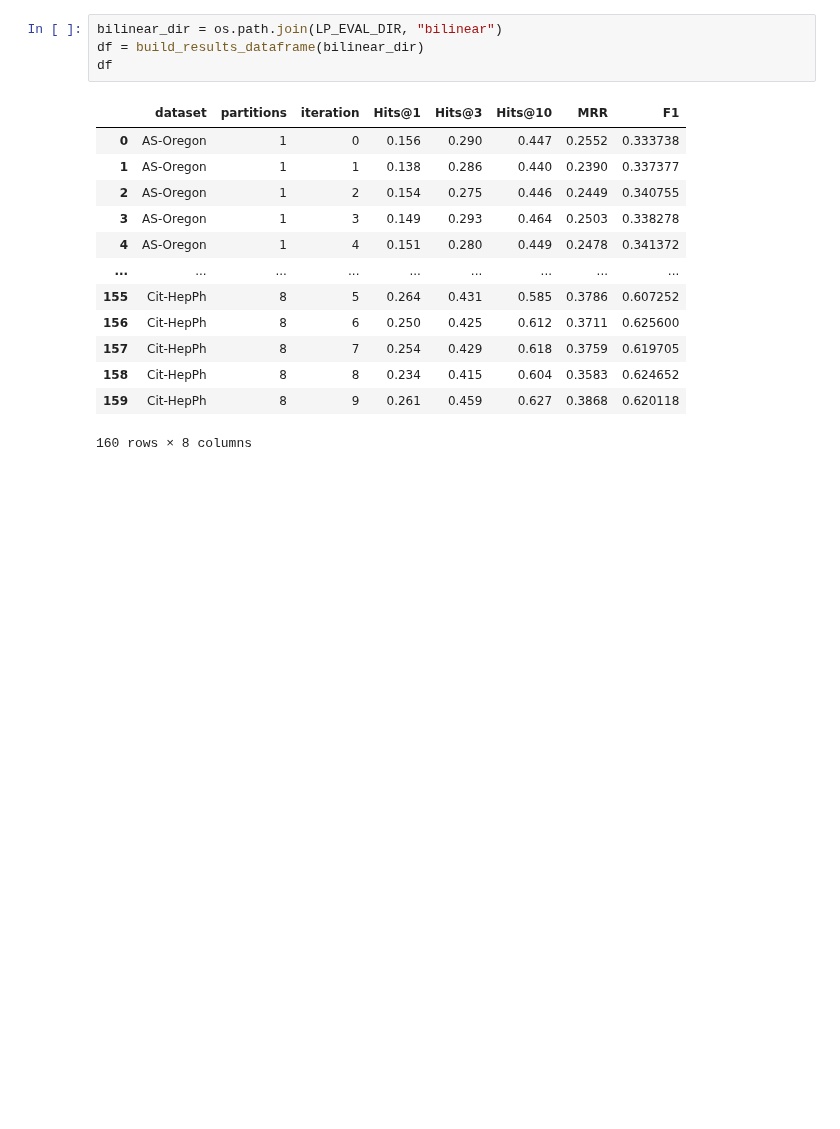
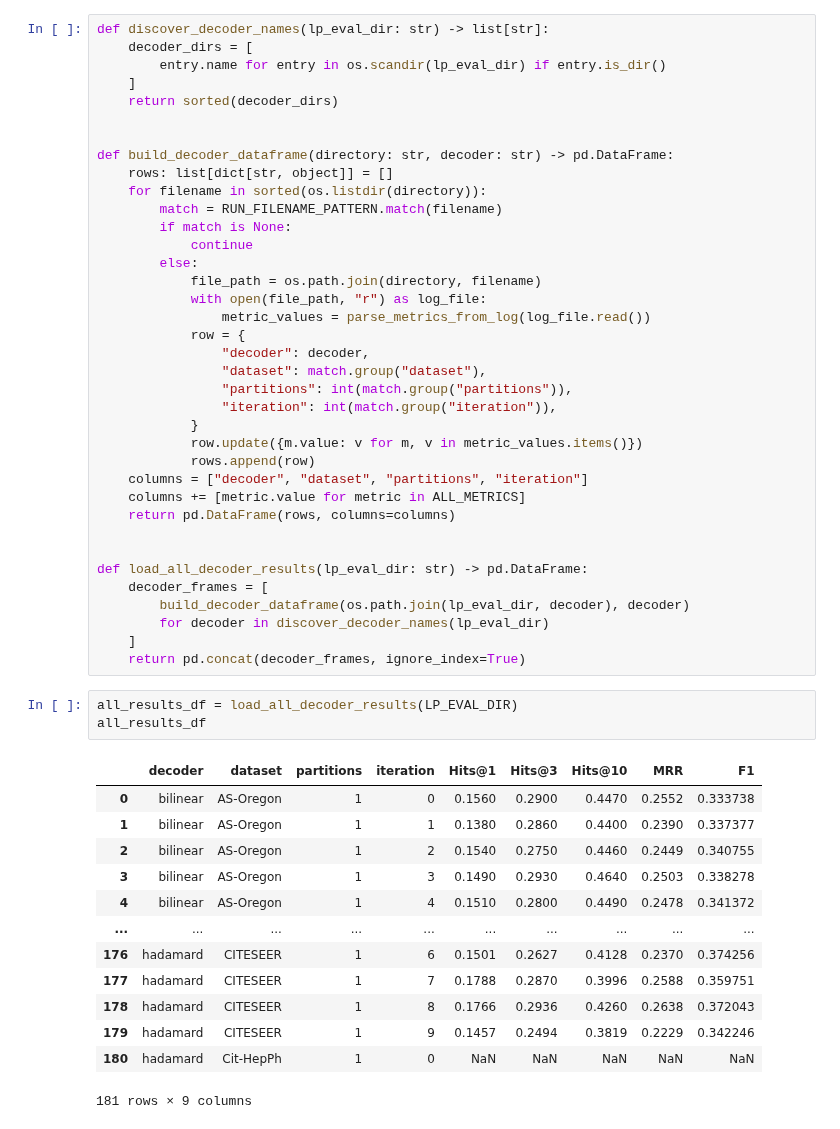
Before and after one commit to fantastic001/VertexVoyage, a Jupyter notebook: notebooks/lp_eval_analysis.ipynb, the cells around one changed output. Saved outputs shown, nothing was run; the diff lists cells and outputs as text; blank space fills up the shorter version.

Commit message:
Update LP eval notebook to support multiple decoders

```diff
--- a/notebooks/lp_eval_analysis.ipynb
+++ b/notebooks/lp_eval_analysis.ipynb
@@ -56,19 +73,55 @@ def build_results_dataframe(directory):
-# %%
-bilinear_dir = os.path.join(LP_EVAL_DIR, "bilinear")
-df = build_results_dataframe(bilinear_dir)
-df
-# %% [output]
-|  | dataset | partitions | iteration | Hits@1 | Hits@3 | Hits@10 | MRR | F1 |
-| 0 | AS-Oregon | 1 | 0 | 0.156 | 0.290 | 0.447 | 0.2552 | 0.333738 |
-| 1 | AS-Oregon | 1 | 1 | 0.138 | 0.286 | 0.440 | 0.2390 | 0.337377 |
-| 2 | AS-Oregon | 1 | 2 | 0.154 | 0.275 | 0.446 | 0.2449 | 0.340755 |
-| 3 | AS-Oregon | 1 | 3 | 0.149 | 0.293 | 0.464 | 0.2503 | 0.338278 |
-| 4 | AS-Oregon | 1 | 4 | 0.151 | 0.280 | 0.449 | 0.2478 | 0.341372 |
-| ... | ... | ... | ... | ... | ... | ... | ... | ... |
-| 155 | Cit-HepPh | 8 | 5 | 0.264 | 0.431 | 0.585 | 0.3786 | 0.607252 |
-| 156 | Cit-HepPh | 8 | 6 | 0.250 | 0.425 | 0.612 | 0.3711 | 0.625600 |
-| 157 | Cit-HepPh | 8 | 7 | 0.254 | 0.429 | 0.618 | 0.3759 | 0.619705 |
-| 158 | Cit-HepPh | 8 | 8 | 0.234 | 0.415 | 0.604 | 0.3583 | 0.624652 |
-| 159 | Cit-HepPh | 8 | 9 | 0.261 | 0.459 | 0.627 | 0.3868 | 0.620118 |
-160 rows × 8 columns
+# %%
+def discover_decoder_names(lp_eval_dir: str) -> list[str]:
+    decoder_dirs = [
+        entry.name for entry in os.scandir(lp_eval_dir) if entry.is_dir()
+    ]
+    return sorted(decoder_dirs)
+
+
+def build_decoder_dataframe(directory: str, decoder: str) -> pd.DataFrame:
+    rows: list[dict[str, object]] = []
+    for filename in sorted(os.listdir(directory)):
+        match = RUN_FILENAME_PATTERN.match(filename)
+        if match is None:
+            continue
+        else:
+            file_path = os.path.join(directory, filename)
+            with open(file_path, "r") as log_file:
+                metric_values = parse_metrics_from_log(log_file.read())
+            row = {
+                "decoder": decoder,
+                "dataset": match.group("dataset"),
+                "partitions": int(match.group("partitions")),
+                "iteration": int(match.group("iteration")),
+            }
+            row.update({m.value: v for m, v in metric_values.items()})
+            rows.append(row)
+    columns = ["decoder", "dataset", "partitions", "iteration"]
+    columns += [metric.value for metric in ALL_METRICS]
+    return pd.DataFrame(rows, columns=columns)
+
+
+def load_all_decoder_results(lp_eval_dir: str) -> pd.DataFrame:
+    decoder_frames = [
+        build_decoder_dataframe(os.path.join(lp_eval_dir, decoder), decoder)
+        for decoder in discover_decoder_names(lp_eval_dir)
+    ]
+    return pd.concat(decoder_frames, ignore_index=True)
+# %%
+all_results_df = load_all_decoder_results(LP_EVAL_DIR)
+all_results_df
+# %% [output]
+|  | decoder | dataset | partitions | iteration | Hits@1 | Hits@3 | Hits@10 | MRR | F1 |
+| 0 | bilinear | AS-Oregon | 1 | 0 | 0.1560 | 0.2900 | 0.4470 | 0.2552 | 0.333738 |
+| 1 | bilinear | AS-Oregon | 1 | 1 | 0.1380 | 0.2860 | 0.4400 | 0.2390 | 0.337377 |
+| 2 | bilinear | AS-Oregon | 1 | 2 | 0.1540 | 0.2750 | 0.4460 | 0.2449 | 0.340755 |
+| 3 | bilinear | AS-Oregon | 1 | 3 | 0.1490 | 0.2930 | 0.4640 | 0.2503 | 0.338278 |
+| 4 | bilinear | AS-Oregon | 1 | 4 | 0.1510 | 0.2800 | 0.4490 | 0.2478 | 0.341372 |
+| ... | ... | ... | ... | ... | ... | ... | ... | ... | ... |
+| 176 | hadamard | CITESEER | 1 | 6 | 0.1501 | 0.2627 | 0.4128 | 0.2370 | 0.374256 |
+| 177 | hadamard | CITESEER | 1 | 7 | 0.1788 | 0.2870 | 0.3996 | 0.2588 | 0.359751 |
+| 178 | hadamard | CITESEER | 1 | 8 | 0.1766 | 0.2936 | 0.4260 | 0.2638 | 0.372043 |
+| 179 | hadamard | CITESEER | 1 | 9 | 0.1457 | 0.2494 | 0.3819 | 0.2229 | 0.342246 |
+| 180 | hadamard | Cit-HepPh | 1 | 0 | NaN | NaN | NaN | NaN | NaN |
+181 rows × 9 columns
 # %%
```
Also changed, not shown: parts of 13 cells of this notebook.
